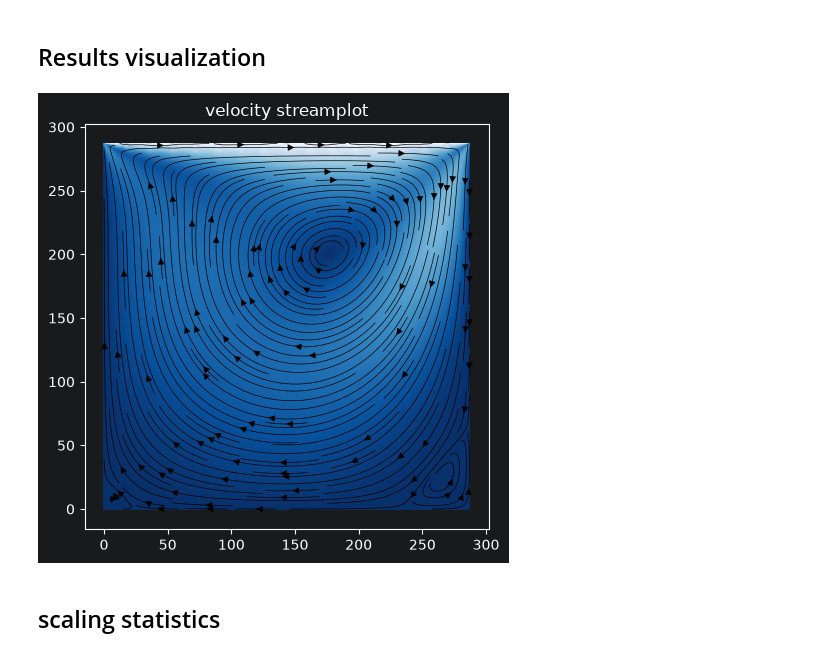
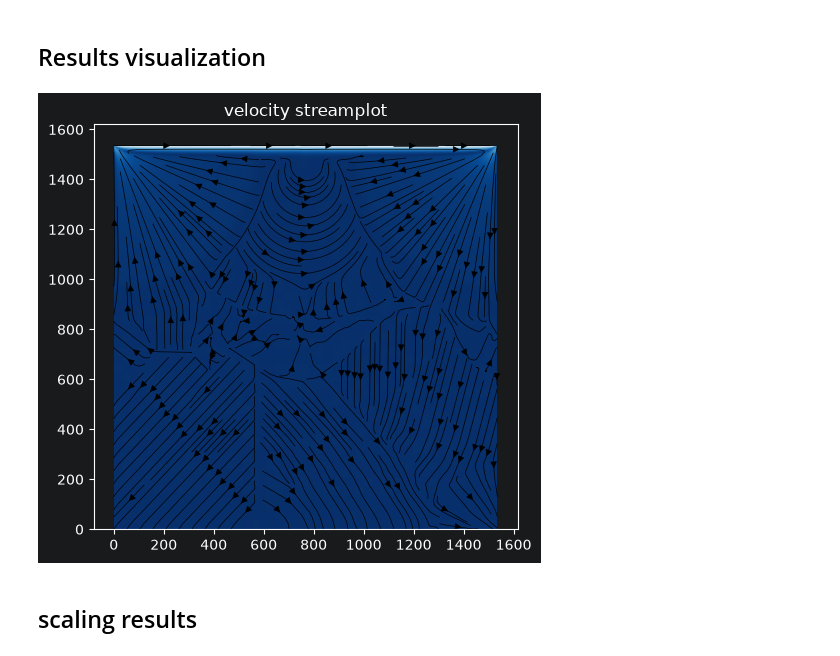
Before and after one commit to FranekM/Lattice-Boltzmann-D2Q9-Solver-in-Fortran, a Jupyter notebook: eval/evaluation.ipynb, the cells around one changed output. Cells and saved outputs as stored; diff of their text form; code cells hidden in the pictures.

Commit message:
scaling results

```diff
--- a/eval/evaluation.ipynb
+++ b/eval/evaluation.ipynb
@@ -16,7 +18,7 @@ from pathlib import Path
 # %% [markdown]
 ## Results visualization
 # %%
-parent = '../out/bw_scaling'
+parent = '../../bw_cpy/tmp/out/scaling'
 file_base = "re1000-"
 ext = ".tsv"
 
@@ -80,34 +82,34 @@ def log_frame_reader(n):
         )
 
 
 def field_streamplot(n, density=0.5):
     frames = log_frame_reader(n)
     frame = next(frames)
 
     square = frame['t'].values.size
     Nx = int(np.sqrt(square))
 
     x, y = np.meshgrid(np.arange(Nx), np.arange(Nx))
     ux = frame['ux'].values.reshape(Nx, Nx)
     uy = frame['uy'].values.reshape(Nx, Nx)
     speed = np.sqrt(ux**2 + uy**2)
 
     plt.imshow(speed, cmap="Blues_r")
     plt.streamplot(
             x, y, ux, uy,
             density = density,
             linewidth= 0.5,
             color = 'black'
     )
     plt.gca().invert_yaxis()
 
     plt.title(f"velocity streamplot")
     plt.tight_layout()
     plt.show()
 
 
-field_streamplot(256, density=2.0)
+field_streamplot(4, density=2.0)
 # %% [output]
-[figure, old version]
+[figure, new version]
 # %% [markdown]
-## scaling statistics
+## scaling results
```
Also changed, not shown: parts of 18 cells of this notebook.
